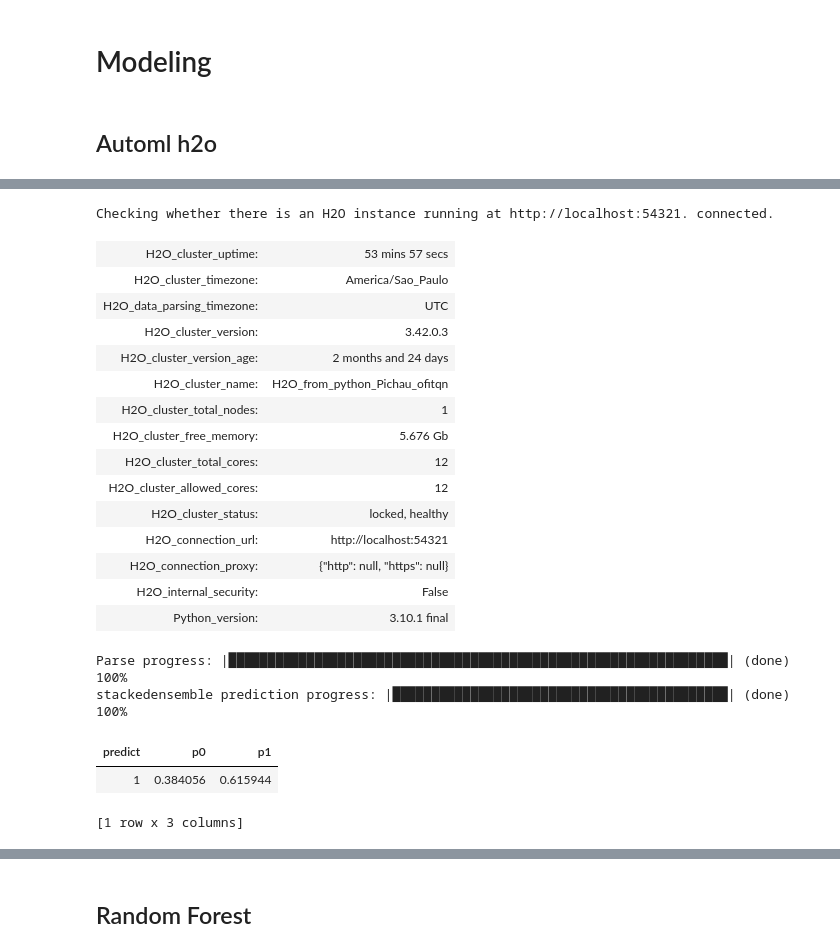
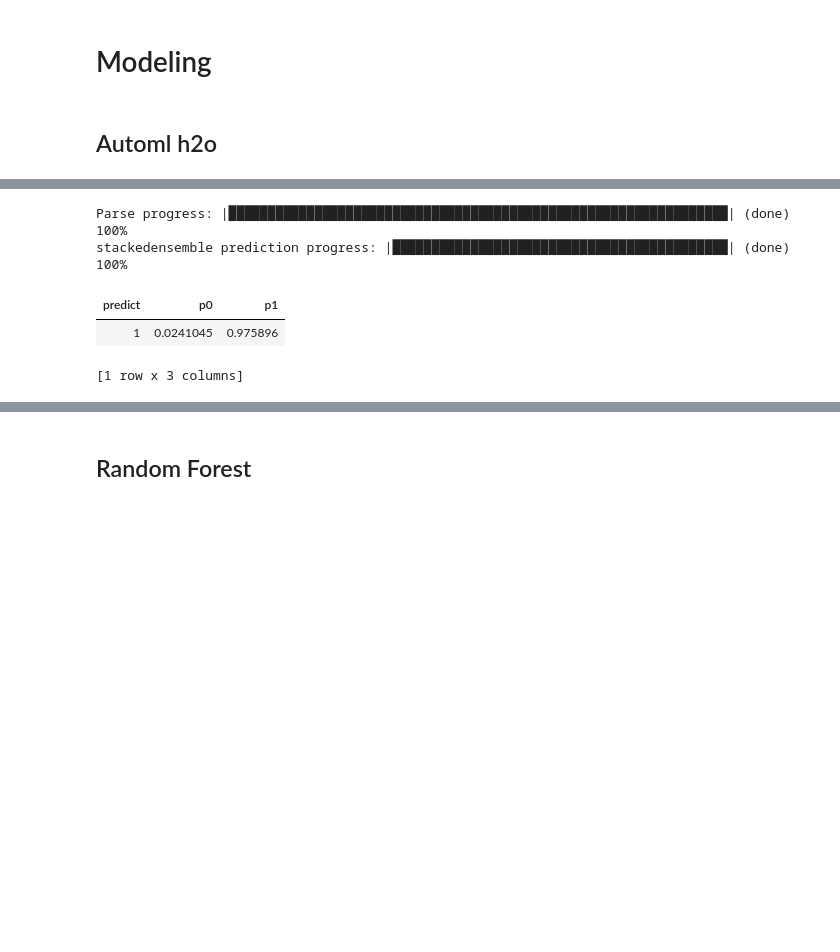
Before and after one commit to nathancarlos22/eo-fut-live, a Jupyter notebook: src/nc-model-pred-live.ipynb, the cells around one changed output, grey strips where cells are left out. Cells and saved outputs as stored; diff of their text form; code cells hidden in the pictures; blank space fills up the shorter version.

```diff
--- a/src/nc-model-pred-live.ipynb
+++ b/src/nc-model-pred-live.ipynb
@@ -177,0 +36,17 @@ Spain - Primera División
+# %%
+df = df05ht.copy()
+print(f'Valores únicos de minutos antes da conversão: {df.minute.unique()} \n')
+
+# Convertendo os minutos para inteiros
+df['minute'] = df['minute'].str.extract('(\d+)').astype(int)
+
+print(f'Valores únicos de minutos após a conversão: {df.minute.unique()} \n')
+
+# Removendo os minutos iguais a 0
+df = df[df['minute'] != 0]
+
+# Identificando e removendo IDs de jogos com minutos fora do intervalo permitido
+invalid_ids = df[df['minute'] > 45]['match_id'].unique()
+df = df[~df['match_id'].isin(invalid_ids)]
+
+print(f'Dimensão do DataFrame após remoção: {df.shape}')
@@ -178,4 +92,7 @@ Spain - Primera División
 # %%
+for league in leagues_opta:
+    print(league)
+
 name_mapping = {
     'England - Premier League': 'England - Premier League',
     'Germany - Bundesliga': 'Germany - Bundesliga',
@@ -244,5 +161,5 @@ print(len(name_mapping))
 print(len(leagues_opta))
 
 # Atualize os nomes das ligas em df05ht
-df05ht['league'] = df05ht['league'].replace(name_mapping)
+df['league'] = df['league'].replace(name_mapping)
 # %% [output]
@@ -389,5 +295,0 @@ df.shape
-# %%
-df = df.sort_values('minute').reset_index(drop=True)
-# df.to_csv('data_live_scores_balanced.csv', index=False)
-# df = pd.read_csv('data_live_scores_balanced.csv')
-# df = pd.read_csv('data_live_scores.csv')
@@ -426,12 +298,13 @@ Index(['minute', 'homeTeam', 'awayTeam', 'league', 'corners_home',
 # %%
 # Separando os dados em características e variável alvo
-# X = df.drop(columns=['result', 'homeTeam', 'awayTeam', 'match_id'])
-X = df.drop(columns=['result', 'match_id'])
+X = df.drop(columns=['result', 'homeTeam', 'awayTeam', 'match_id'])
+# X = df.drop(columns=['result','league', 'match_id'])
 y = df['result']
 
 # Definindo as colunas numéricas e categóricas
 numeric_features = X.select_dtypes(exclude=['object']).columns.tolist()
-categorical_features = ['homeTeam', 'awayTeam']
+# categorical_features = ['homeTeam', 'awayTeam']
+categorical_features = ['league']
 
 # Criando o transformador de colunas
 preprocessor = ColumnTransformer(
@@ -583,32 +446,16 @@ stackedensemble prediction progress: |██████████████
 # %%
-h2o.init()
-loaded_model = h2o.load_model("C:/Users/Pichau/Desktop/eo-fut-live/models/model_automl")
+# h2o.init()
+loaded_model = h2o.load_model("C:/Users/Pichau/Desktop/eofut/models/model_automl")
 Xht = df.drop(columns=['result', 'homeTeam', 'awayTeam', 'match_id']).head(1699).tail(1)
 Xht = preprocessor.transform(Xht)
 Xht = h2o.H2OFrame(Xht)
 loaded_model.predict(Xht)
 # %% [output]
-Checking whether there is an H2O instance running at http://localhost:54321. connected.
+Parse progress: |████████████████████████████████████████████████████████████████| (done) 100%
+stackedensemble prediction progress: |███████████████████████████████████████████| (done) 100%
-| H2O_cluster_uptime: | 53 mins 57 secs |
-| H2O_cluster_timezone: | America/Sao_Paulo |
-| H2O_data_parsing_timezone: | UTC |
-| H2O_cluster_version: | 3.42.0.3 |
-| H2O_cluster_version_age: | 2 months and 24 days |
-| H2O_cluster_name: | H2O_from_python_Pichau_ofitqn |
-| H2O_cluster_total_nodes: | 1 |
-| H2O_cluster_free_memory: | 5.676 Gb |
-| H2O_cluster_total_cores: | 12 |
-| H2O_cluster_allowed_cores: | 12 |
-| H2O_cluster_status: | locked, healthy |
-| H2O_connection_url: | http://localhost:54321 |
-| H2O_connection_proxy: | {"http": null, "https": null} |
-| H2O_internal_security: | False |
-| Python_version: | 3.10.1 final |
+| predict | p0 | p1 |
+| 1 | 0.0241045 | 0.975896 |
-Parse progress: |████████████████████████████████████████████████████████████████| (done) 100%
-stackedensemble prediction progress: |███████████████████████████████████████████| (done) 100%
+[1 row x 3 columns]
-| predict | p0 | p1 |
-| 1 | 0.384056 | 0.615944 |
-[1 row x 3 columns]
 # %%
 h2o.as_list(loaded_model.predict(Xht)).loc[0, 'p1']
 # %% [output]
```
Also changed, not shown: parts of 45 cells of this notebook, 3 other files.
